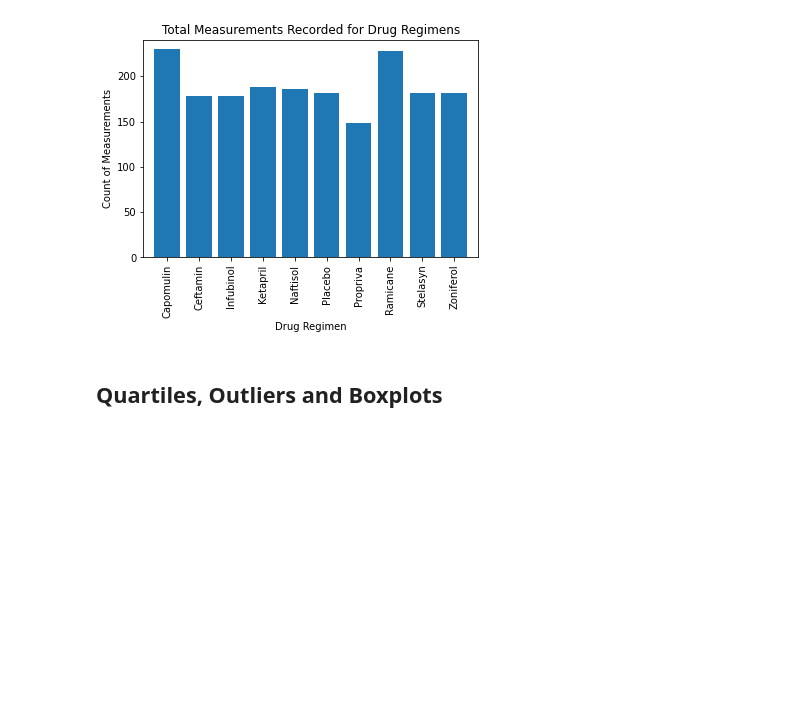
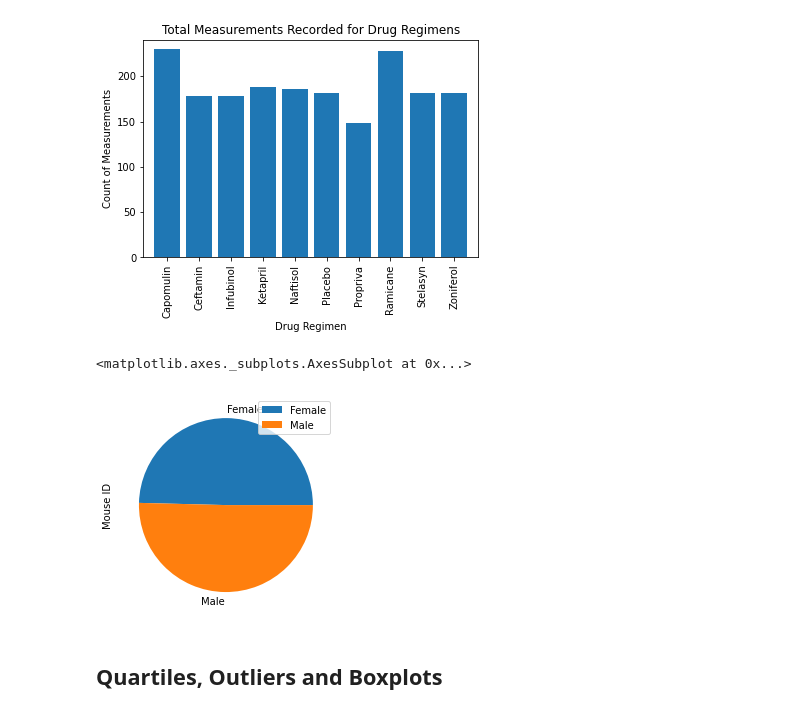
Before and after one commit to cjdance/matplotlib-challenge, a Jupyter notebook: Pymaceuticals/pymaceuticals_starter.ipynb, the cells around one changed output. Cells and saved outputs as stored; diff of their text form; code cells hidden in the pictures; blank space fills up the shorter version.

Commit message:
Updated working file now includes first Pandas pie chart for mice gender.

```diff
--- a/Pymaceuticals/pymaceuticals_starter.ipynb
+++ b/Pymaceuticals/pymaceuticals_starter.ipynb
@@ -182,6 +182,13 @@ plt.bar(x_axis,time_point_count)
 [figure]
 # %%
 # Generate a pie plot showing the distribution of female versus male mice using Pandas
+mouse_gender = regimen_data_clean[['Mouse ID','Sex']]
+mouse_gender = mouse_gender.drop_duplicates(subset = ['Mouse ID'], keep = 'first')
+mouse_gender_count = mouse_gender.groupby('Sex').count()
+mouse_gender_count.plot(kind = 'pie', y = 'Mouse ID')
+# %% [output]
+<matplotlib.axes._subplots.AxesSubplot at 0x...>
+[figure, added]
 # %%
 # Generate a pie plot showing the distribution of female versus male mice using pyplot
 # %% [markdown]
```
